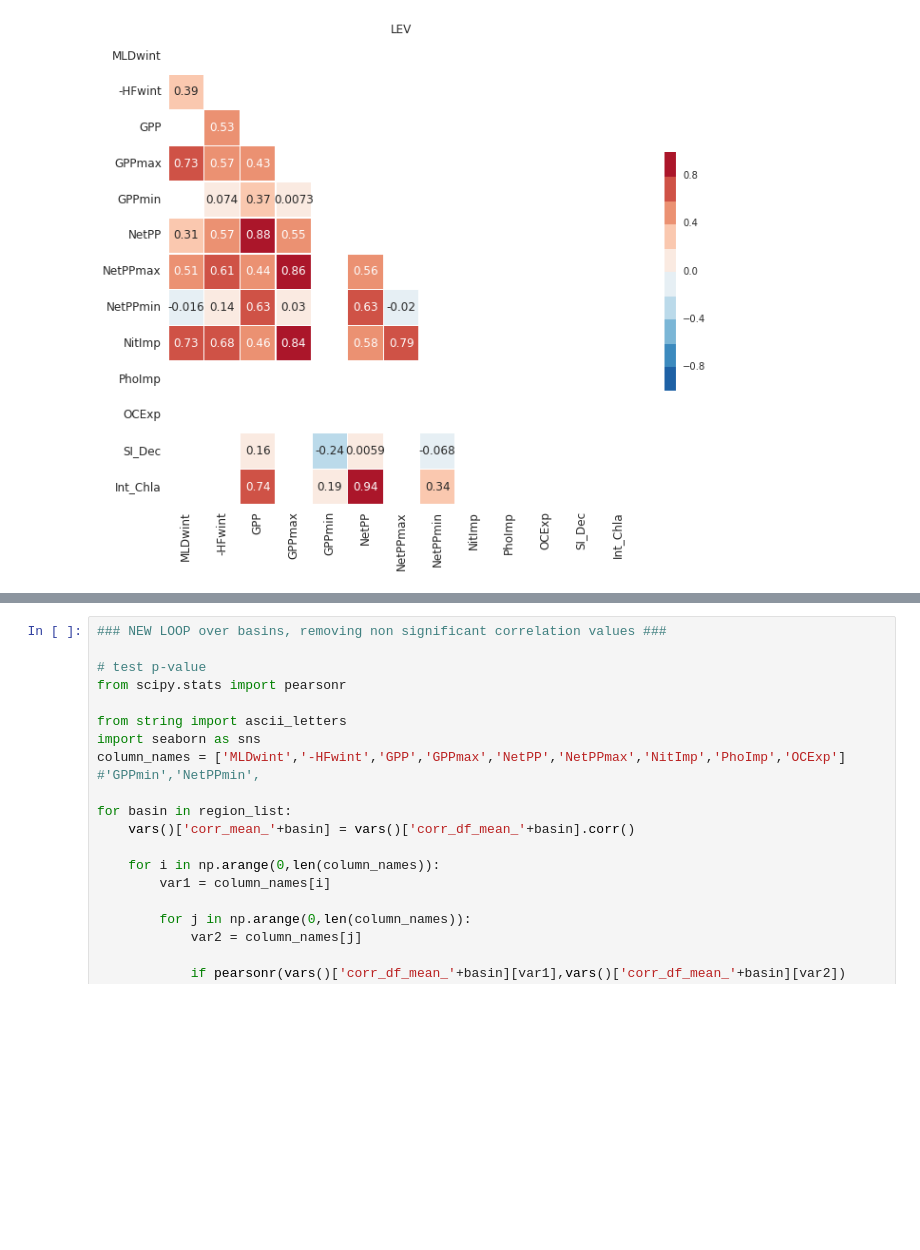
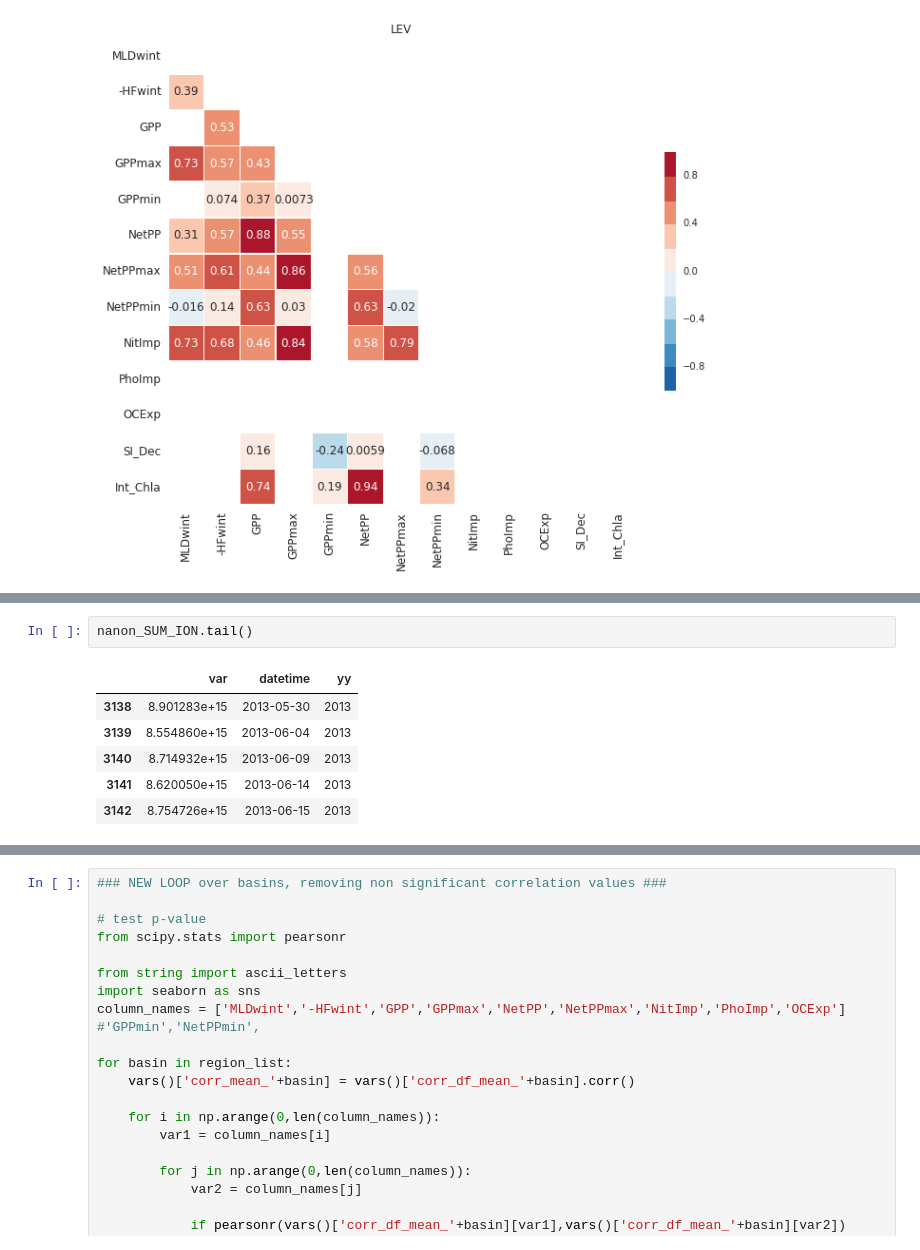
Before and after one commit to dosalex/MY_GIT_REPOS, a Jupyter notebook: CORRELATIONS_COMPUT.ipynb, the cells around one changed output, grey strips where cells are left out. Cells and saved outputs as stored; diff of their text form; blank space fills up the shorter version.

```diff
--- a/CORRELATIONS_COMPUT.ipynb
+++ b/CORRELATIONS_COMPUT.ipynb
@@ -813,0 +843,9 @@ for basin in region_list:
+# %%
+nanon_SUM_ION.tail()
+# %% [output]
+|  | var | datetime | yy |
+| 3138 | 8.901283e+15 | 2013-05-30 | 2013 |
+| 3139 | 8.554860e+15 | 2013-06-04 | 2013 |
+| 3140 | 8.714932e+15 | 2013-06-09 | 2013 |
+| 3141 | 8.620050e+15 | 2013-06-14 | 2013 |
+| 3142 | 8.754726e+15 | 2013-06-15 | 2013 |
```
Also changed, not shown: parts of 8 cells of this notebook.
